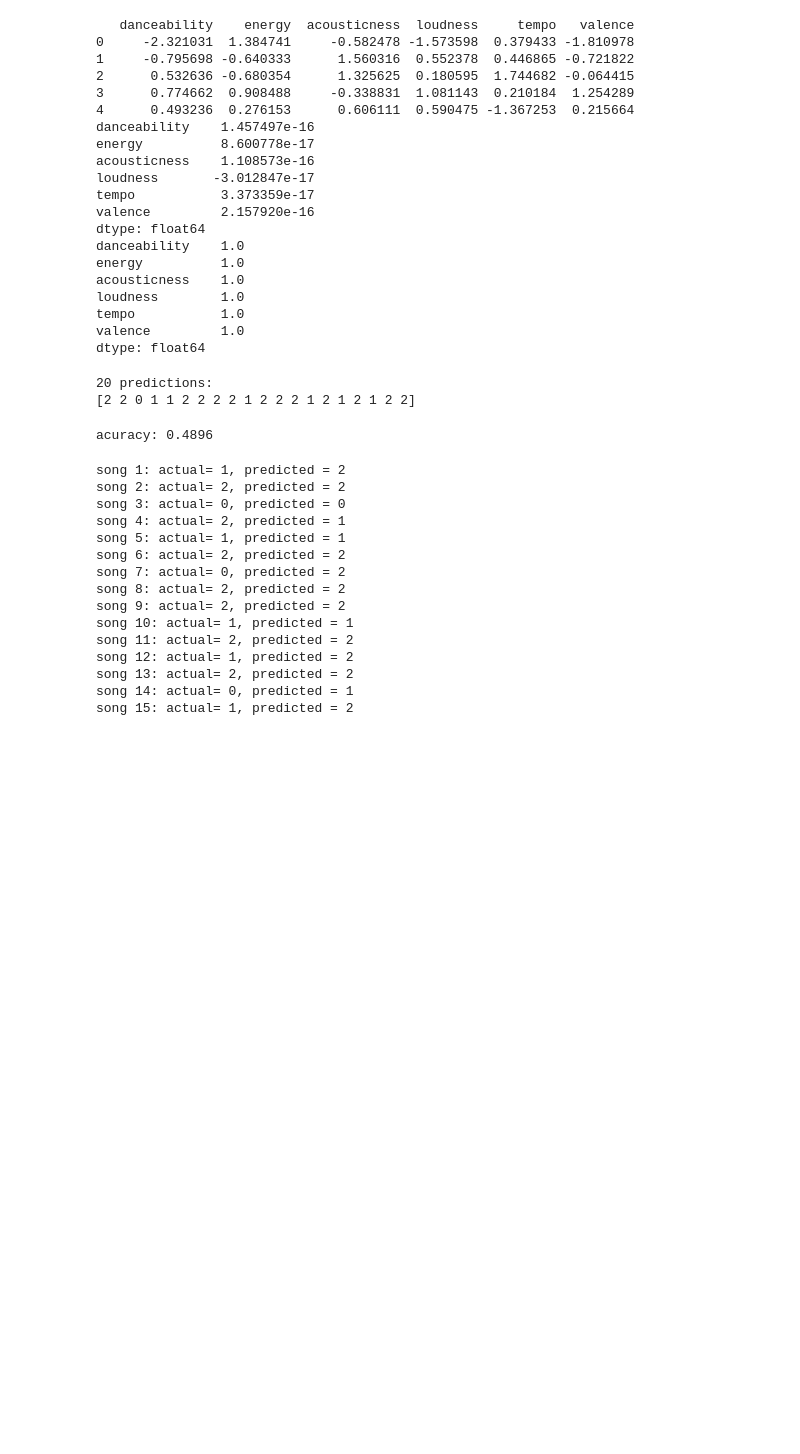
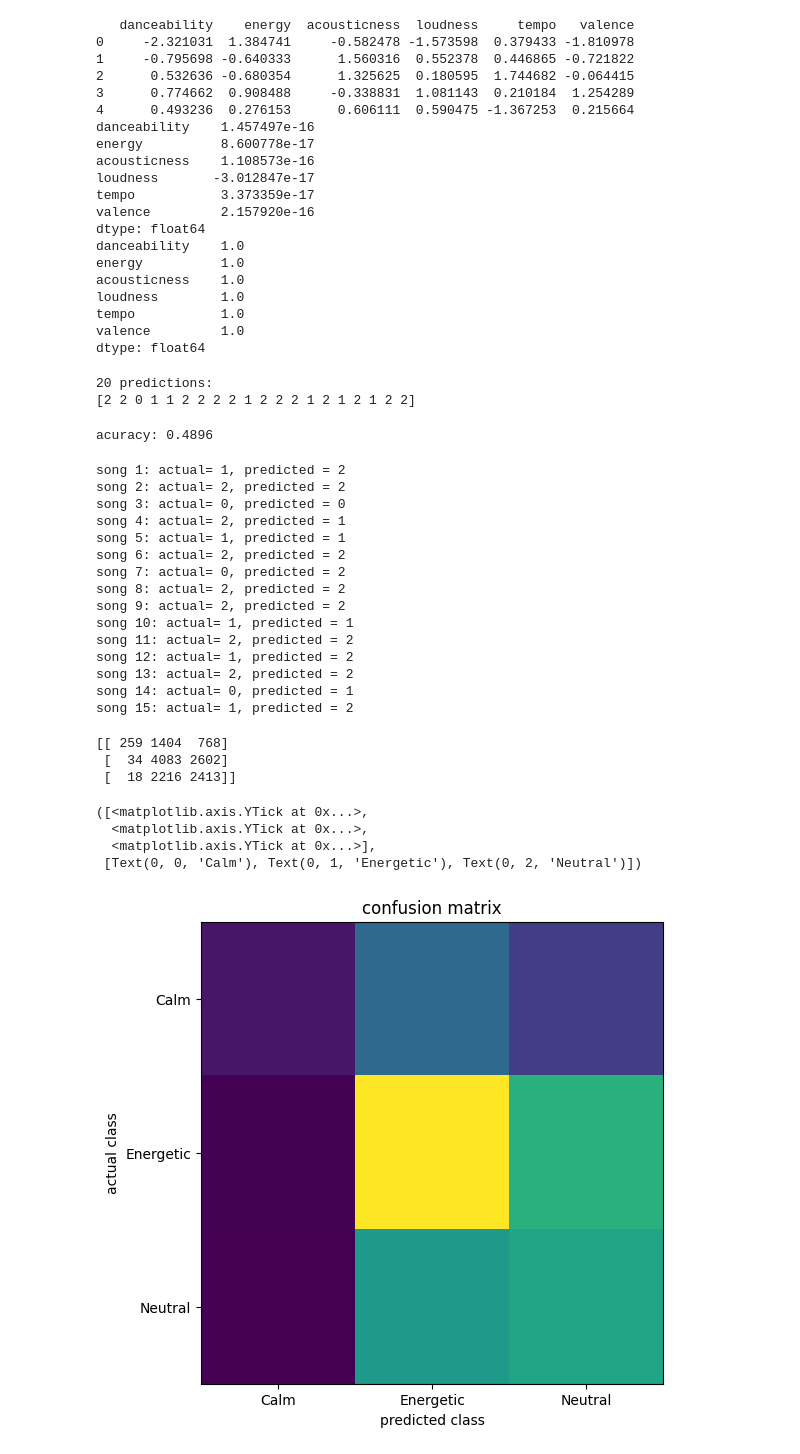
Before and after one commit to jess1507/ML_project, a Jupyter notebook: notebooks/project.ipynb, the cells around one changed output. Saved outputs shown, nothing was run; the diff lists cells and outputs as text; code cells hidden in the pictures; blank space fills up the shorter version.

Commit message:
perceptron multiple matrix

```diff
--- a/notebooks/project.ipynb
+++ b/notebooks/project.ipynb
@@ -472,3 +472,40 @@ song 12: actual= 1, predicted = 2
 song 13: actual= 2, predicted = 2
 song 14: actual= 0, predicted = 1
 song 15: actual= 1, predicted = 2
+# %%
+def confusion_matrix(y_true, y_pred, n_classes):
+
+    matrix = np.zeros((n_classes, n_classes), dtype=int)
+
+    for actual, predicted in zip(y_true, y_pred):
+
+        matrix[actual][predicted] += 1
+
+    return matrix
+
+cm = confusion_matrix(
+    y_test,
+    predictions,
+    n_classes=3
+)
+
+print(cm)
+# %% [output]
+[[ 259 1404  768]
+ [  34 4083 2602]
+ [  18 2216 2413]]
+# %%
+import matplotlib.pyplot as plt
+plt.figure(figsize=(6,6))
+plt.imshow(cm)
+plt.title("confusion matrix")
+plt.xlabel("predicted class")
+plt.ylabel("actual class")
+plt.xticks([0,1,2], ["Calm","Energetic","Neutral"])
+plt.yticks([0,1,2], ["Calm","Energetic","Neutral"])
+# %% [output]
+([<matplotlib.axis.YTick at 0x...>,
+  <matplotlib.axis.YTick at 0x...>,
+  <matplotlib.axis.YTick at 0x...>],
+ [Text(0, 0, 'Calm'), Text(0, 1, 'Energetic'), Text(0, 2, 'Neutral')])
+[figure, added]
```
